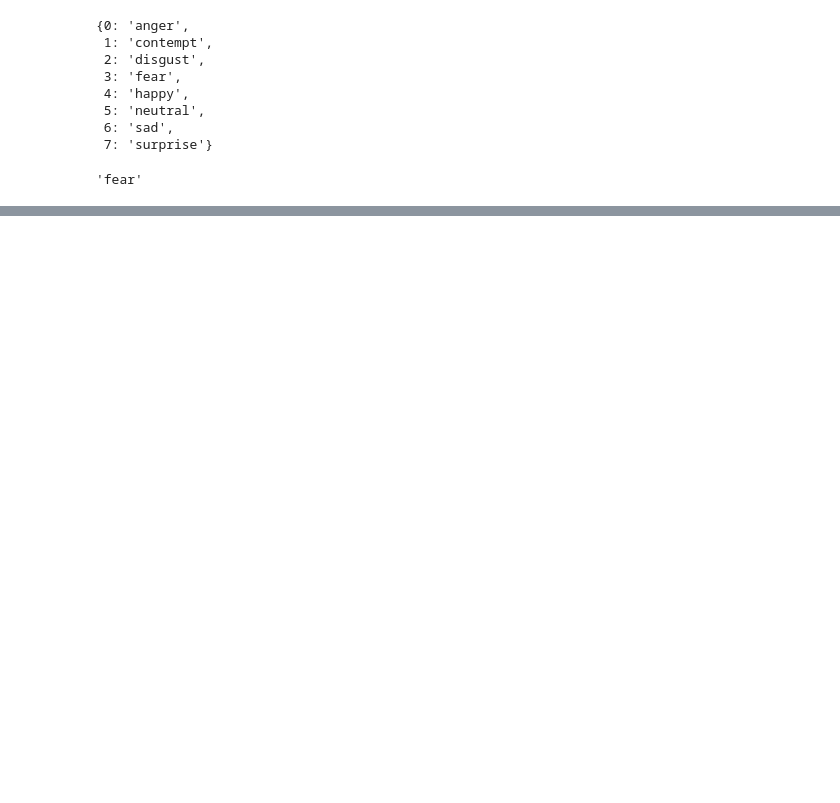
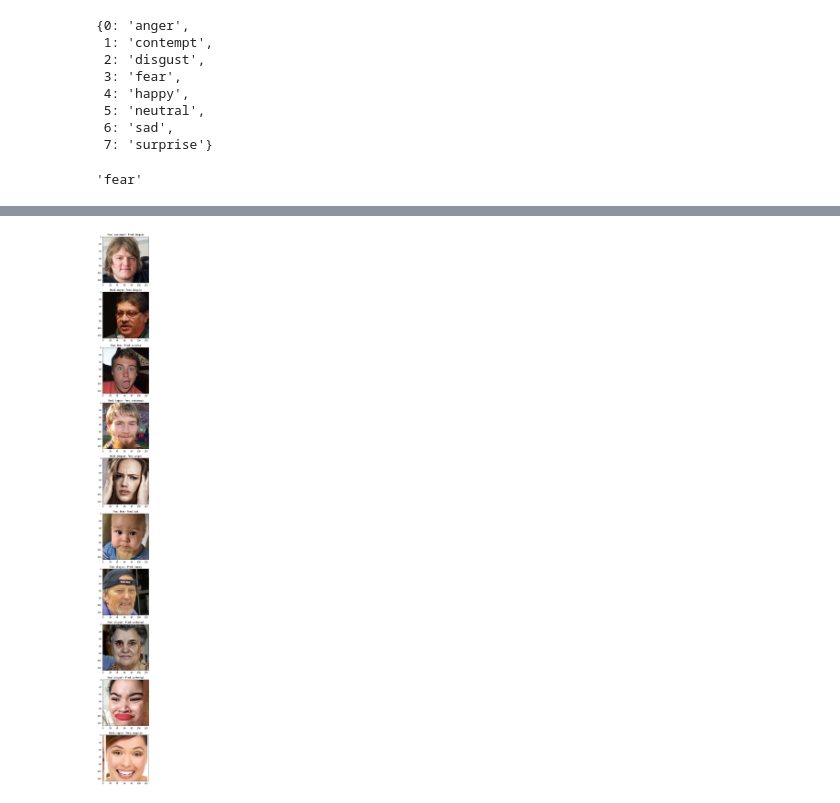
Before and after one commit to LuisRdAr/Clasificador_emociones, a Jupyter notebook: main.ipynb, the cells around one changed output, grey strips where cells are left out. Cells and saved outputs as stored; diff of their text form; code cells hidden in the pictures; blank space fills up the shorter version.

```diff
--- a/main.ipynb
+++ b/main.ipynb
@@ -272,0 +279,4 @@ sns.heatmap(confusion_mtx, annot=True, xticklabels=emotions_dict.keys(), ytickla
+# %%
+y_df = pd.DataFrame({"y_test": y_test_cat, "y_pred": y_pred_cat})
+y_df["correct"] = np.where(y_df["y_test"] == y_df["y_pred"], True, False)
+y_df
@@ -272,0 +297,3 @@ sns.heatmap(confusion_mtx, annot=True, xticklabels=emotions_dict.keys(), ytickla
+# %%
+y_wrong = y_df[y_df["correct"] == False ]
+y_wrong
@@ -272,0 +314,12 @@ sns.heatmap(confusion_mtx, annot=True, xticklabels=emotions_dict.keys(), ytickla
+# %%
+lenght = 10
+
+fig, ax = plt.subplots(lenght, 1, figsize=(5, lenght*5))
+
+i = 0
+for row in y_wrong[:lenght].itertuples():
+    ax[i].set_title("Real: {} - Pred: {}".format(row[1], row[2]))
+    ax[i].imshow(X_test[row[0]])
+    i += 1
+# %% [output]
+[figure, added]
```
Also changed, not shown: parts of 15 cells of this notebook, 1 other file.
